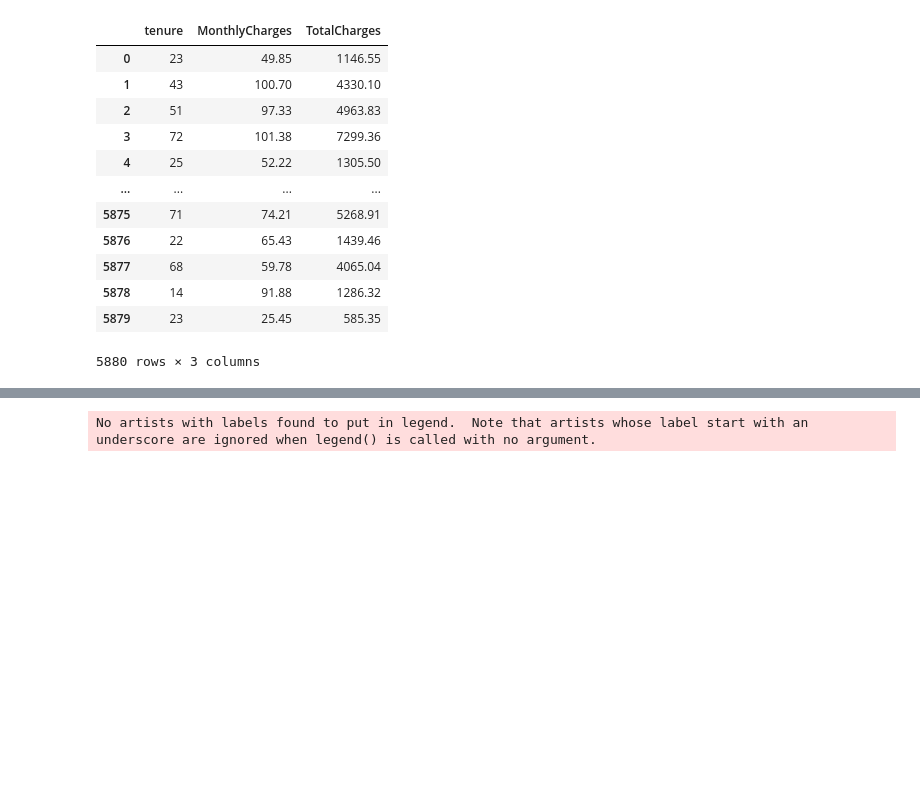
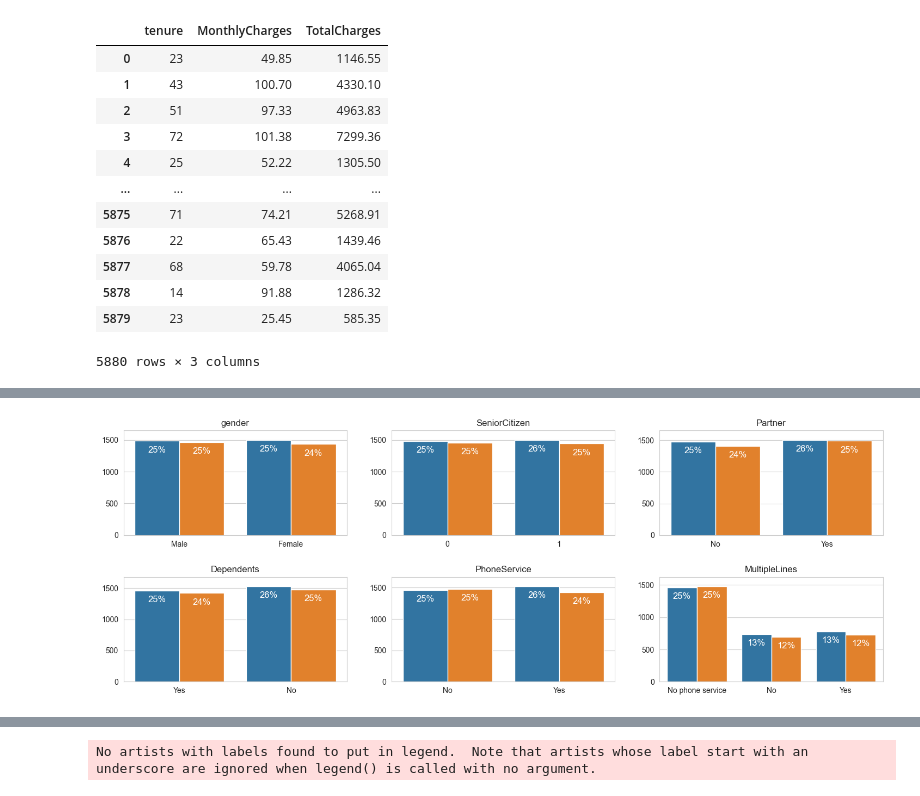
Before and after one commit to huixincai/customer-churn-analysis, a Jupyter notebook: Customer-churn-Analysis.ipynb, the cells around one changed output, grey strips where cells are left out. Cells and saved outputs as stored; diff of their text form; code cells hidden in the pictures; blank space fills up the shorter version.

```diff
--- a/Customer-churn-Analysis.ipynb
+++ b/Customer-churn-Analysis.ipynb
@@ -234,0 +254,5 @@ for col in cat_features:
+# %%
+cols = ["gender", "SeniorCitizen", "Partner", "Dependents", "PhoneService", "MultipleLines"]
+countplot(churn_data, cols)
+# %% [output]
+[figure, added]
```
Also changed, not shown: parts of 7 cells of this notebook.
